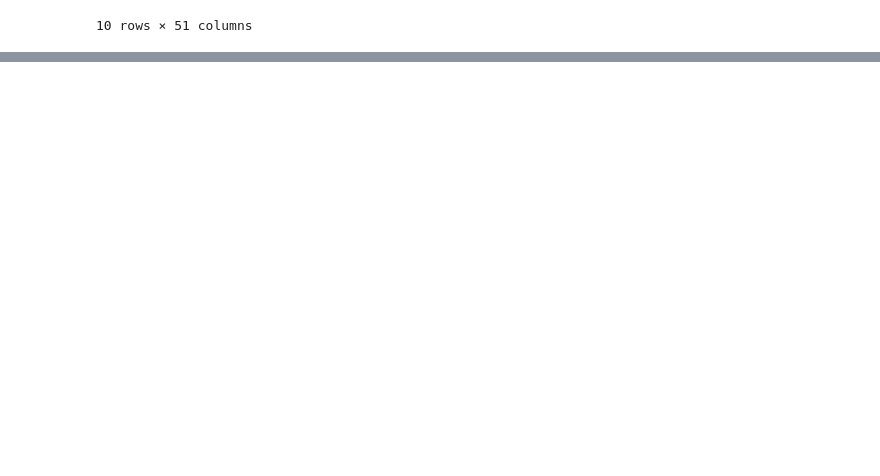
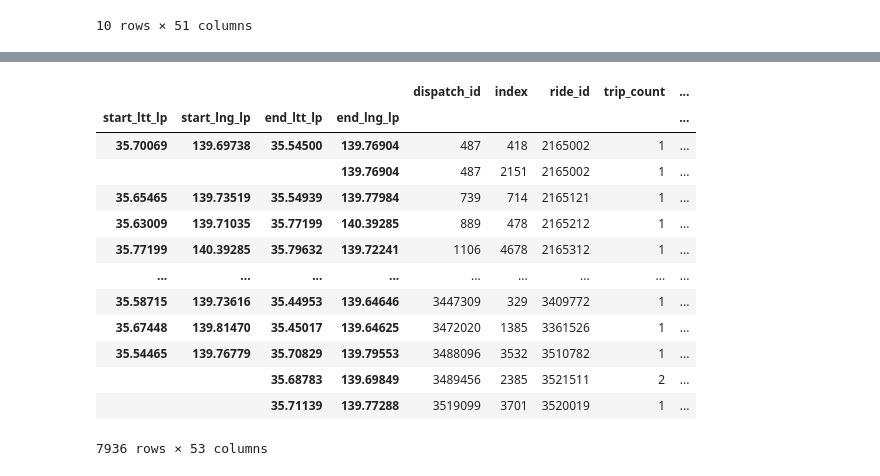
Before and after one commit to Binjian/pricing, a Jupyter notebook: nbs/01.data.utils.ipynb, the cells around one changed output, grey strips where cells are left out. Saved outputs shown, nothing was run; the diff lists cells and outputs as text; code cells hidden in the pictures; blank space fills up the shorter version.

Commit message:
[add] label

```diff
--- a/nbs/01.data.utils.ipynb
+++ b/nbs/01.data.utils.ipynb
@@ -669,0 +718,9 @@ df
+# %%
+label_list = ['price_training_tokyo_start_result',
+              'price_training_tokyo_end_result',
+              'price_training_tokyo_route_label',]
+# %%
+label_start_t = Table(label_list[0], metadata, autoload_with=sql_eng)
+print(sql_session.query(label_start_t).count())
+label_end_t = Table(label_list[1], metadata, autoload_with=sql_eng)
+print(sql_session.query(label_end_t).count())
@@ -669,0 +730,5 @@ df
+# %%
+label_start_q = sql_session.query(label_start_t)
+label_start_q.count()
+label_end_q = sql_session.query(label_end_t)
+label_end_q.count()
@@ -669,0 +758,25 @@ df
+# %%
+label_routes_q = union(label_start_q, label_end_q)
+# %%
+df = pd.read_sql(label_routes_q, sql_eng)
+# {l:r for l,r in zip(df.columns,label_start_t.columns.keys())}
+df.columns = label_start_t.columns.keys()
+# df.index = df['dispatch_id']
+df.set_index(['start_ltt_lp', 'start_lng_lp', 'end_ltt_lp', 'end_lng_lp'], inplace=True)
+# df.set_index('dispatch_id', inplace=True)
+df
+# %% [output]
+|  |  |  |  | dispatch_id | index | ride_id | trip_count | ... |
+| start_ltt_lp | start_lng_lp | end_ltt_lp | end_lng_lp |  |  |  |  | ... |
+| 35.70069 | 139.69738 | 35.54500 | 139.76904 | 487 | 418 | 2165002 | 1 | ... |
+|  |  |  | 139.76904 | 487 | 2151 | 2165002 | 1 | ... |
+| 35.65465 | 139.73519 | 35.54939 | 139.77984 | 739 | 714 | 2165121 | 1 | ... |
+| 35.63009 | 139.71035 | 35.77199 | 140.39285 | 889 | 478 | 2165212 | 1 | ... |
+| 35.77199 | 140.39285 | 35.79632 | 139.72241 | 1106 | 4678 | 2165312 | 1 | ... |
+| ... | ... | ... | ... | ... | ... | ... | ... | ... |
+| 35.58715 | 139.73616 | 35.44953 | 139.64646 | 3447309 | 329 | 3409772 | 1 | ... |
+| 35.67448 | 139.81470 | 35.45017 | 139.64625 | 3472020 | 1385 | 3361526 | 1 | ... |
+| 35.54465 | 139.76779 | 35.70829 | 139.79553 | 3488096 | 3532 | 3510782 | 1 | ... |
+|  |  | 35.68783 | 139.69849 | 3489456 | 2385 | 3521511 | 2 | ... |
+|  |  | 35.71139 | 139.77288 | 3519099 | 3701 | 3520019 | 1 | ... |
+7936 rows × 53 columns
```
Also changed, not shown: parts of 54 cells of this notebook, 7 other files.
